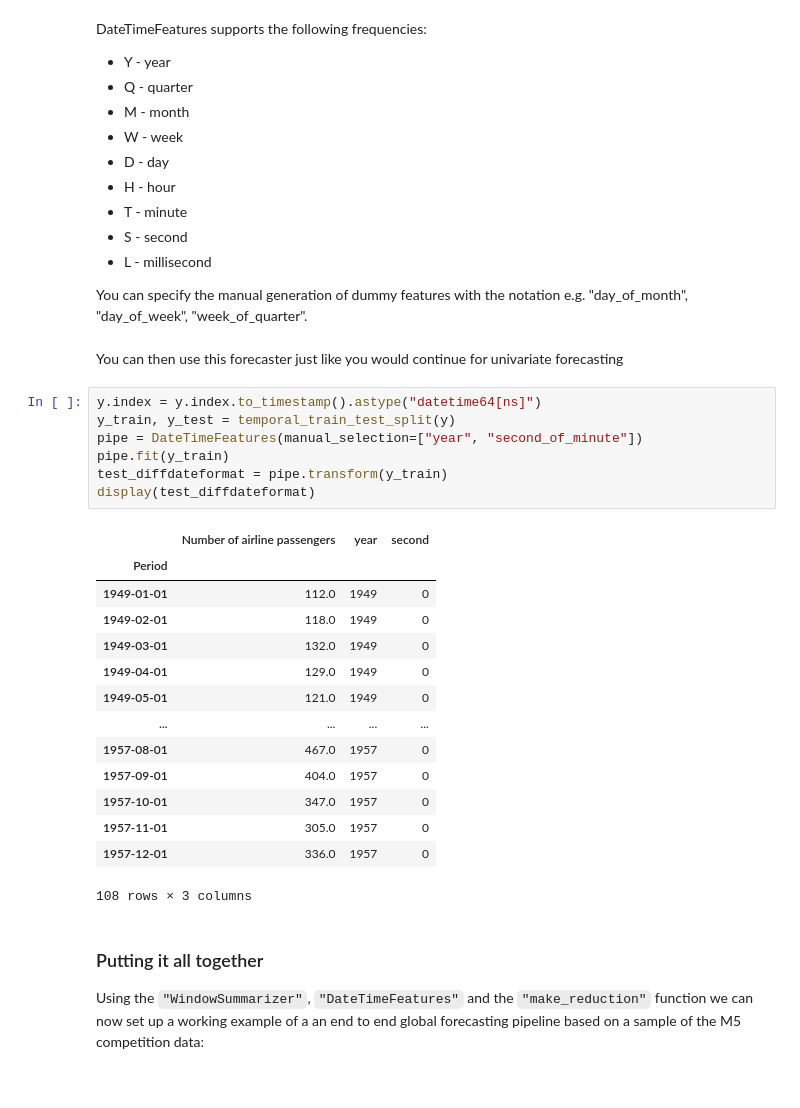
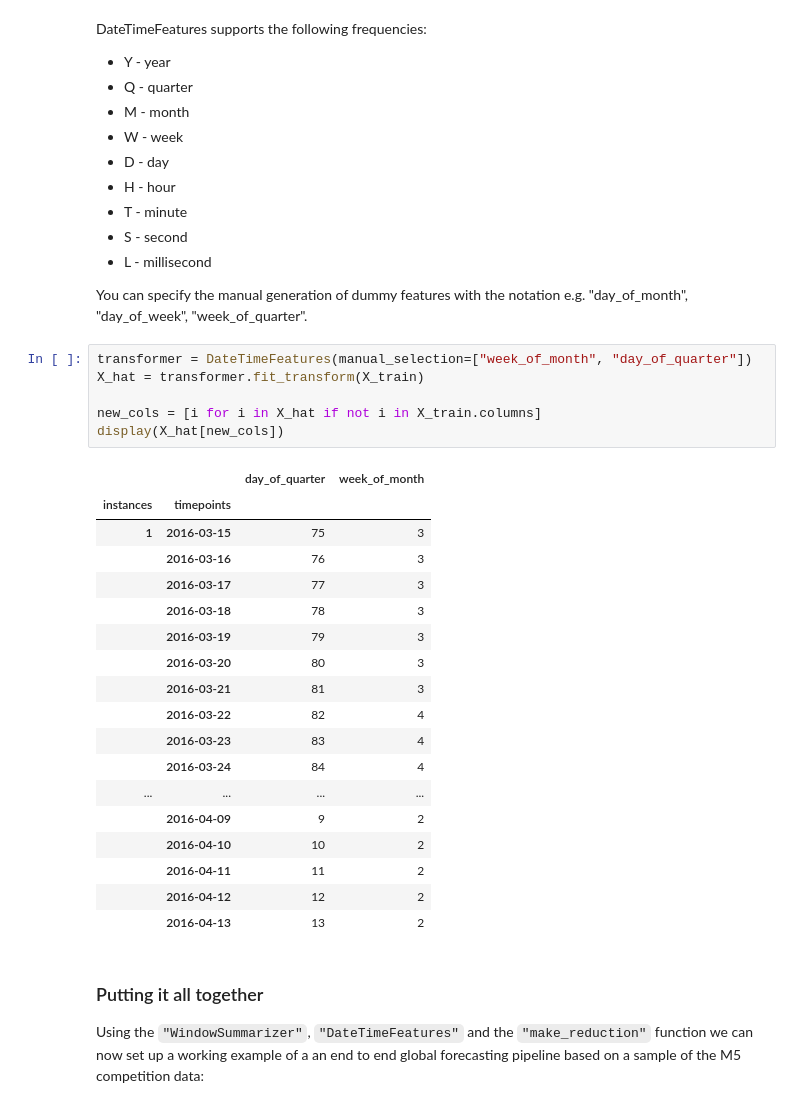
Before and after one commit to sktime/sktime-tutorial-pydata-berlin-2022, a Jupyter notebook: notebooks/hierarchy_global.ipynb, the cells around one changed output. Saved outputs shown, nothing was run; the diff lists cells and outputs as text.

```diff
--- a/notebooks/hierarchy_global.ipynb
+++ b/notebooks/hierarchy_global.ipynb
@@ -571,30 +581,31 @@ DateTimeFeatures supports the following frequencies:
 * L - millisecond
 
 You can specify the manual generation of dummy features with the notation e.g. "day_of_month", "day_of_week", "week_of_quarter".
-# %% [markdown]
-You can then use this forecaster just like you would continue for univariate forecasting
-# %%
-y.index = y.index.to_timestamp().astype("datetime64[ns]")
-y_train, y_test = temporal_train_test_split(y)
-pipe = DateTimeFeatures(manual_selection=["year", "second_of_minute"])
-pipe.fit(y_train)
-test_diffdateformat = pipe.transform(y_train)
-display(test_diffdateformat)
-# %% [output]
-|  | Number of airline passengers | year | second |
-| Period |  |  |  |
-| 1949-01-01 | 112.0 | 1949 | 0 |
-| 1949-02-01 | 118.0 | 1949 | 0 |
-| 1949-03-01 | 132.0 | 1949 | 0 |
-| 1949-04-01 | 129.0 | 1949 | 0 |
-| 1949-05-01 | 121.0 | 1949 | 0 |
-| ... | ... | ... | ... |
-| 1957-08-01 | 467.0 | 1957 | 0 |
-| 1957-09-01 | 404.0 | 1957 | 0 |
-| 1957-10-01 | 347.0 | 1957 | 0 |
-| 1957-11-01 | 305.0 | 1957 | 0 |
-| 1957-12-01 | 336.0 | 1957 | 0 |
-108 rows × 3 columns
+# %%
+transformer = DateTimeFeatures(manual_selection=["week_of_month", "day_of_quarter"])
+X_hat = transformer.fit_transform(X_train)
+
+new_cols = [i for i in X_hat if not i in X_train.columns]
+display(X_hat[new_cols])
+# %% [output]
+|  |  | day_of_quarter | week_of_month |
+| instances | timepoints |  |  |
+| 1 | 2016-03-15 | 75 | 3 |
+|  | 2016-03-16 | 76 | 3 |
+|  | 2016-03-17 | 77 | 3 |
+|  | 2016-03-18 | 78 | 3 |
+|  | 2016-03-19 | 79 | 3 |
+|  | 2016-03-20 | 80 | 3 |
+|  | 2016-03-21 | 81 | 3 |
+|  | 2016-03-22 | 82 | 4 |
+|  | 2016-03-23 | 83 | 4 |
+|  | 2016-03-24 | 84 | 4 |
+| ... | ... | ... | ... |
+|  | 2016-04-09 | 9 | 2 |
+|  | 2016-04-10 | 10 | 2 |
+|  | 2016-04-11 | 11 | 2 |
+|  | 2016-04-12 | 12 | 2 |
+|  | 2016-04-13 | 13 | 2 |
 # %% [markdown]
 ### Putting it all together
 
```
Also changed, not shown: parts of 6 cells of this notebook.
